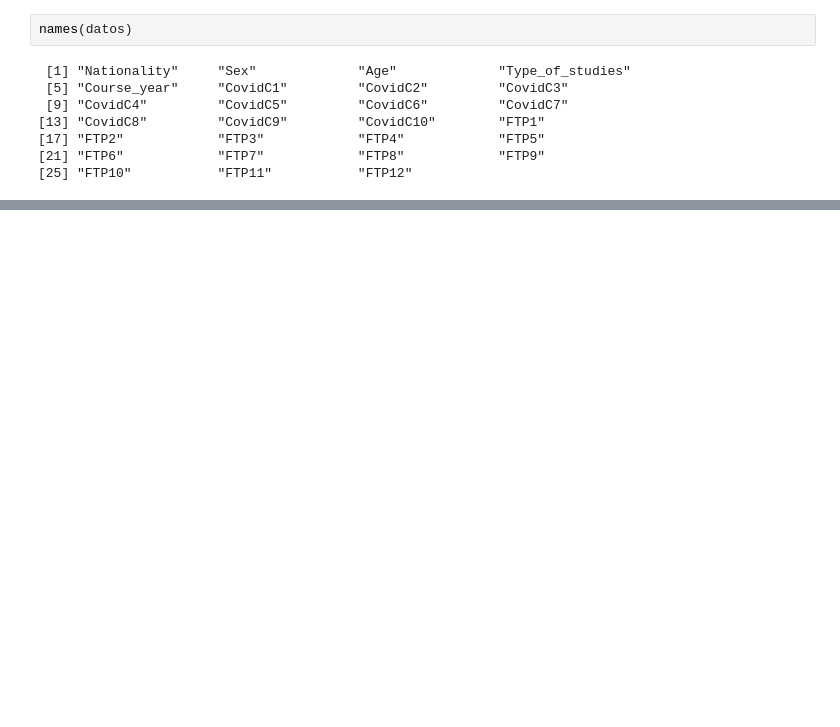
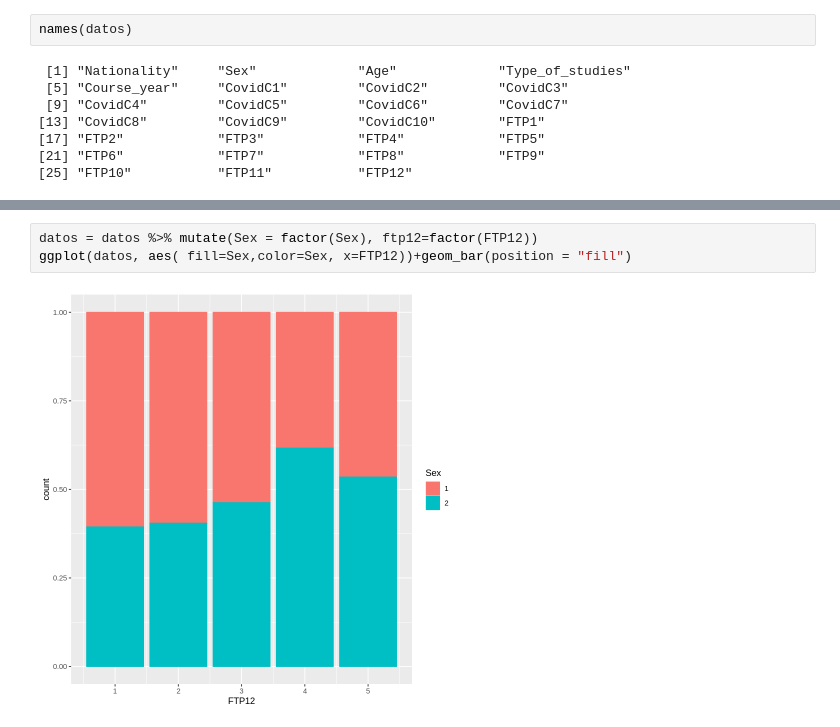
Before and after one commit to Cruzalirio/Unal-Enfermeria-, a Jupyter notebook: Cuadernos/Taller3.ipynb, the cells around one changed output, grey strips where cells are left out. Saved outputs shown, nothing was run; the diff lists cells and outputs as text; blank space fills up the shorter version.

```diff
--- a/Cuadernos/Taller3.ipynb
+++ b/Cuadernos/Taller3.ipynb
@@ -122,0 +178,5 @@ luego ver cuáles de las siguientes variables afectan a la variable Y:  Sex, Age
+# %%
+datos = datos %>% mutate(Sex = factor(Sex), ftp12=factor(FTP12))
+ggplot(datos, aes( fill=Sex,color=Sex, x=FTP12))+geom_bar(position = "fill")
+# %% [output]
+[figure, added]
```
Also changed, not shown: parts of 18 cells of this notebook.
